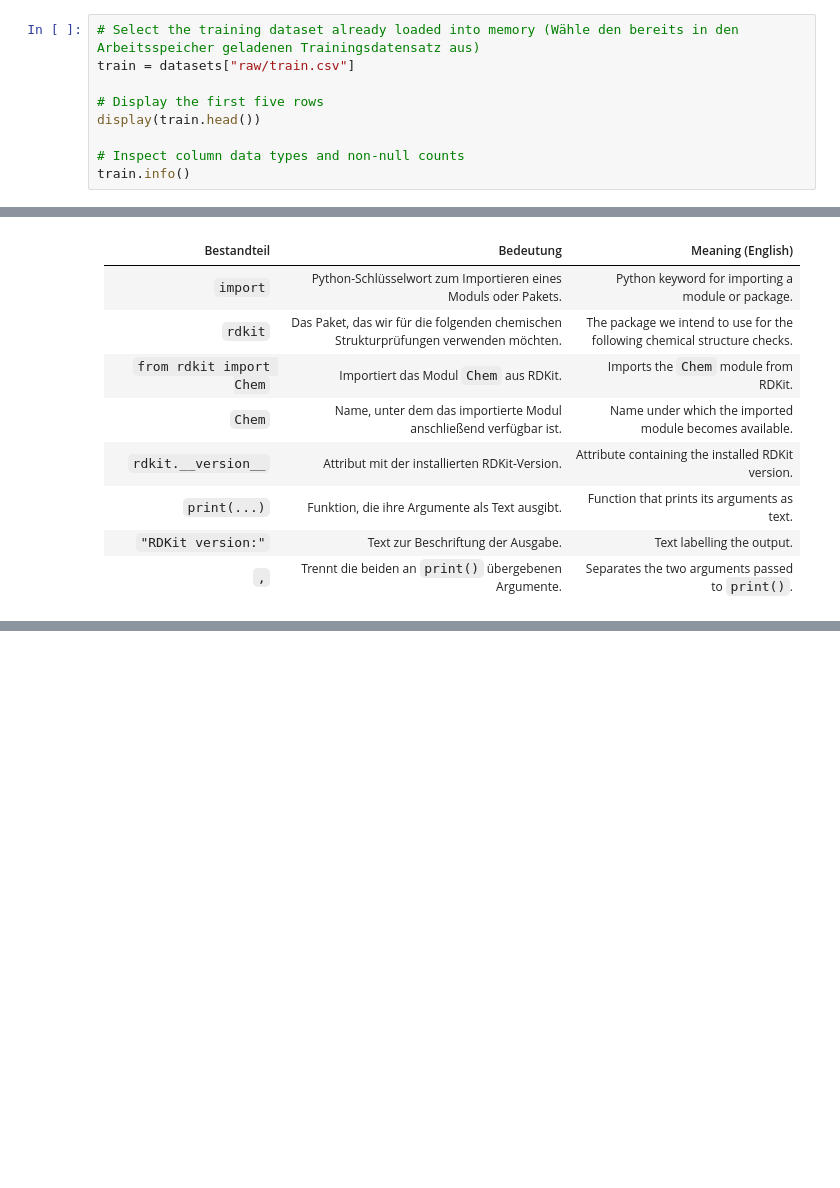
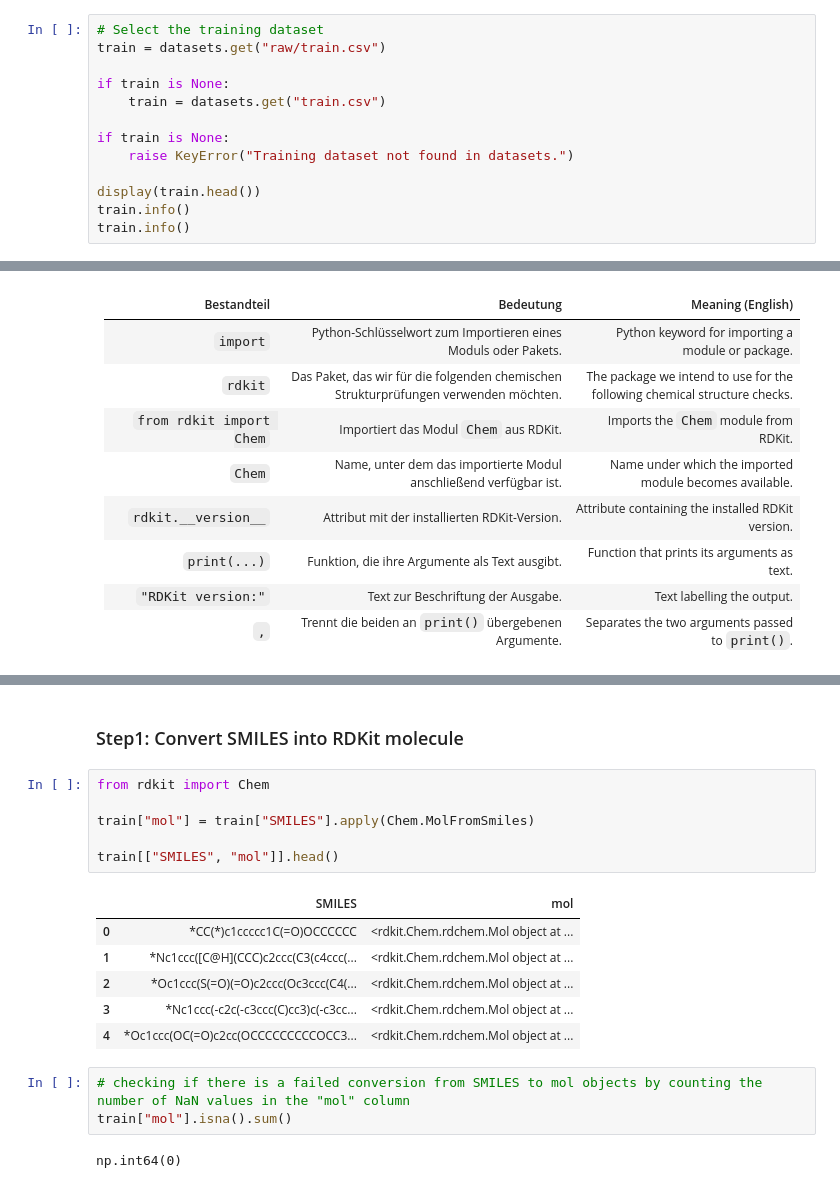
Before and after one commit to SuhmiHwang/capstone_virtual_lab_mohamed_suhmi, a Jupyter notebook: notebooks/02_Suhmi_Featureengineering.ipynb, the cells around one changed output, grey strips where cells are left out. Cells and saved outputs as stored; diff of their text form; blank space fills up the shorter version.

```diff
--- a/notebooks/01_mohamed_initial_eda.ipynb
+++ b/notebooks/02_Suhmi_Featureengineering.ipynb
@@ -178,14 +186,18 @@ Fragen:
 
 In dieser Phase verändern oder entfernen wir keine Beobachtungen.
 # %%
-# Select the training dataset already loaded into memory (Wähle den bereits in den Arbeitsspeicher geladenen Trainingsdatensatz aus)
-train = datasets["raw/train.csv"]
+# Select the training dataset
+train = datasets.get("raw/train.csv")
 
-# Display the first five rows
+if train is None:
+    train = datasets.get("train.csv")
+
+if train is None:
+    raise KeyError("Training dataset not found in datasets.")
+
 display(train.head())
-
-# Inspect column data types and non-null counts
 train.info()
+train.info()
 # %% [output]
 |  | id | SMILES | Tg | FFV | Tc | Density | Rg |
 | 0 | 87817 | *CC(*)c1ccccc1C(=O)OCCCCCC | NaN | 0.374645 | 0.205667 | NaN | NaN |
@@ -510,0 +546,20 @@ RDKit version: 2026.09.1
+# %% [markdown]
+### Step1: Convert SMILES into RDKit molecule
+# %%
+from rdkit import Chem
+
+train["mol"] = train["SMILES"].apply(Chem.MolFromSmiles)
+
+train[["SMILES", "mol"]].head()
+# %% [output]
+|  | SMILES | mol |
+| 0 | *CC(*)c1ccccc1C(=O)OCCCCCC | <rdkit.Chem.rdchem.Mol object at ... |
+| 1 | *Nc1ccc([C@H](CCC)c2ccc(C3(c4ccc(... | <rdkit.Chem.rdchem.Mol object at ... |
+| 2 | *Oc1ccc(S(=O)(=O)c2ccc(Oc3ccc(C4(... | <rdkit.Chem.rdchem.Mol object at ... |
+| 3 | *Nc1ccc(-c2c(-c3ccc(C)cc3)c(-c3cc... | <rdkit.Chem.rdchem.Mol object at ... |
+| 4 | *Oc1ccc(OC(=O)c2cc(OCCCCCCCCCOCC3... | <rdkit.Chem.rdchem.Mol object at ... |
+# %%
+# checking if there is a failed conversion from SMILES to mol objects by counting the number of NaN values in the "mol" column
+train["mol"].isna().sum()
+# %% [output]
+np.int64(0)
```
Also changed, not shown: parts of 20 cells of this notebook.
